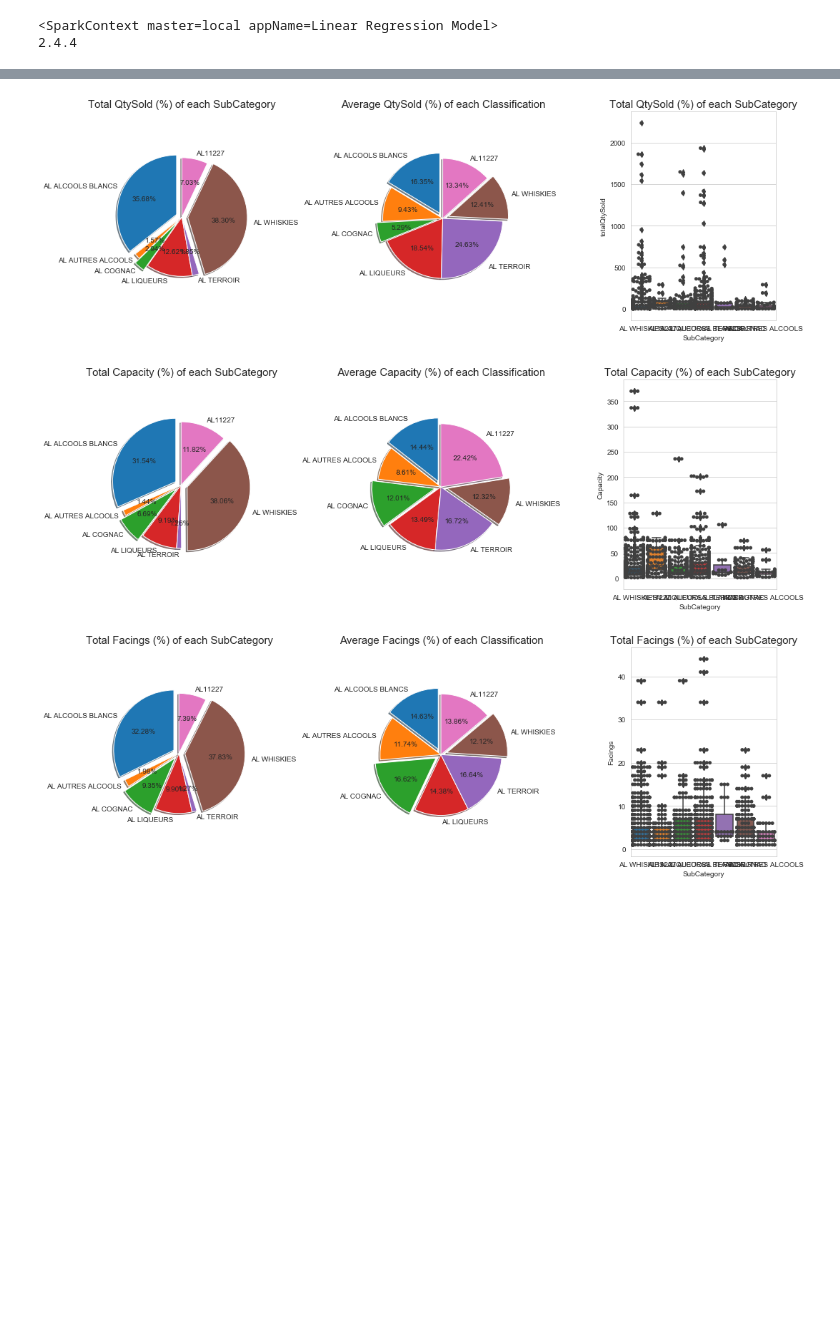
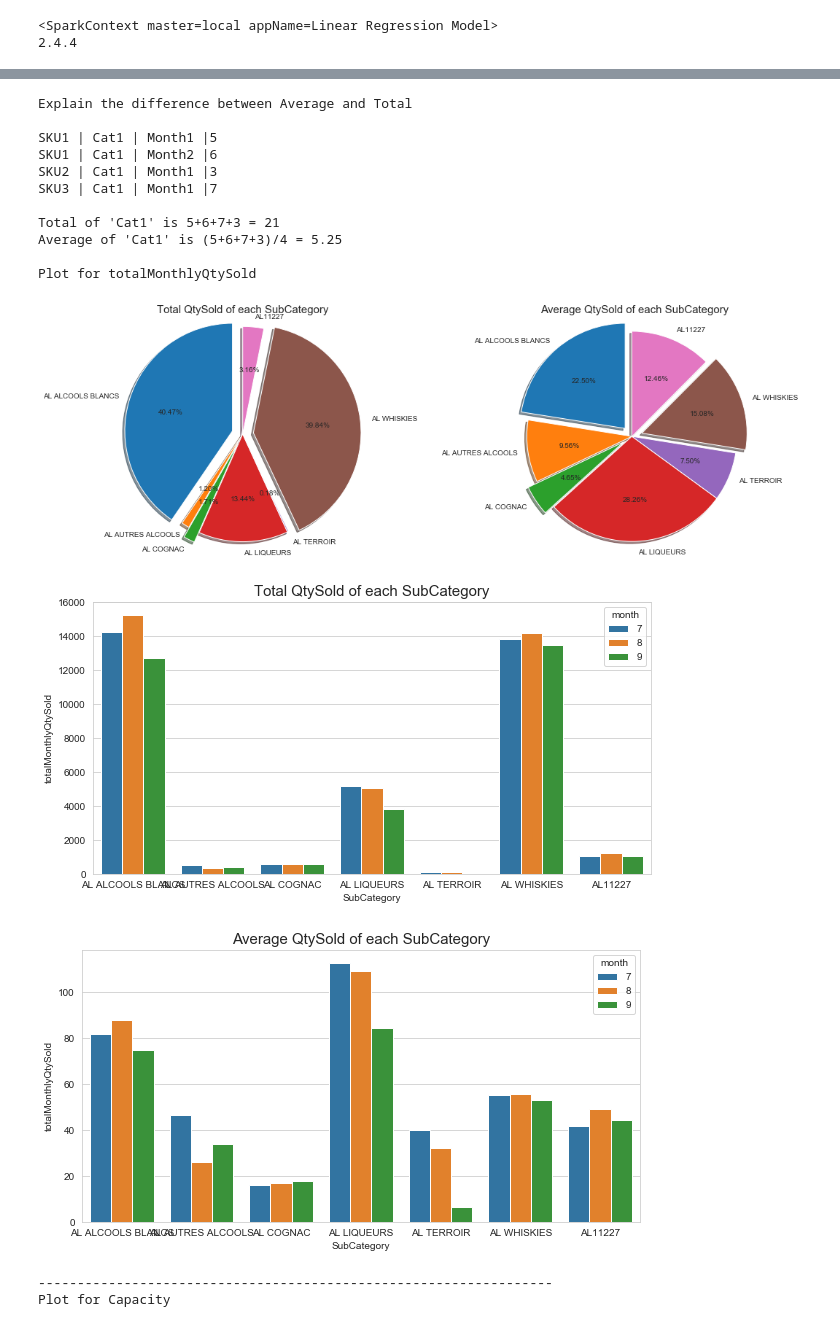
Before and after one commit to YiranJing/Lagardere_CommercialAnalysis, a Jupyter notebook: InventoryOptimization/notebook/CheckItems_bySubCategory.ipynb, the cells around one changed output, grey strips where cells are left out. Drawn from its saved outputs; the diff is of its cells as text; code cells hidden in the pictures; blank space fills up the shorter version.

Commit message:
update plots and csv files

```diff
--- a/InventoryOptimization/notebook/CheckItems_bySubCategory.ipynb
+++ b/InventoryOptimization/notebook/CheckItems_bySubCategory.ipynb
@@ -60,15 +62,11 @@ print(sc.version)
 2.4.4
 # %%
 df = spark.read.csv("../data/CleanedData/month_merge_total.csv", header=True)
-# %%
-# clean data
-# Conver columns to `FloatType()`
-df = df.withColumn("avgNetSale", df.avgNetSale.cast('float')).withColumnRenamed("avgNetSale", "totalNetSale")
-df = df.withColumn("avgQtySold", df.avgQtySold.cast('float')).withColumnRenamed("avgQtySold", "totalQtySold")
-df = df.withColumn("avgPrice", df.avgPrice.cast('float')).withColumnRenamed("avgPrice", "Price")
-df = df.withColumn("avgSellMargin", df.avgSellMargin.cast('float')).withColumnRenamed("avgSellMargin", "SellMargin")
-df = df.withColumn("Facings", df.Facings.cast('float'))
-df = df.withColumn("Capacity", df.Capacity.cast('float'))
+# %%
+# clean data
+# Conver columns to `FloatType()`
+names = ["totalMonthlyNetSale", "totalMonthlyQtySold", "Price", "SellMargin", "Facings", "Capacity"]
+df = convertColumn(df, names, FloatType())
 # %%
 ## Summary Statistics
 # This will give a quick glimpse to data, if columns are not mentioned all the numeric columns stats are produced
@@ -99,14 +95,28 @@ plt.show()
 # %%
-pie_chart_classification("totalQtySold", pdf, 'Total QtySold (%) of each SubCategory',
-                         'Average QtySold (%) of each Classification',
+explain_average_and_total_difference()
+pie_chart_classification("totalMonthlyQtySold", pdf, 'Total QtySold of each SubCategory',
+                         'Average QtySold of each SubCategory',
                          explode = (0.1, 0, 0.1, 0, 0, 0.1,0), calss_choice='SubCategory')
-pie_chart_classification("Capacity", pdf, 'Total Capacity (%) of each SubCategory',
-                         'Average Capacity (%) of each Classification',
+pie_chart_classification("Capacity", pdf, 'Total Capacity of each SubCategory',
+                         'Average Capacity of each SubCategory',
                          explode = (0.1, 0, 0.1, 0, 0, 0.1, 0), calss_choice='SubCategory')
-pie_chart_classification("Facings", pdf, 'Total Facings (%) of each SubCategory',
-                         'Average Facings (%) of each Classification',
+pie_chart_classification("Facings", pdf, 'Total Facings of each SubCategory',
+                         'Average Facings of each SubCategory',
                          explode = (0.1, 0, 0.1, 0, 0, 0.1,0), calss_choice='SubCategory')
 # %% [output]
+Explain the difference between Average and Total
+
+SKU1 | Cat1 | Month1 |5
+SKU1 | Cat1 | Month2 |6
+SKU2 | Cat1 | Month1 |3
+SKU3 | Cat1 | Month1 |7
+
+Total of 'Cat1' is 5+6+7+3 = 21
+Average of 'Cat1' is (5+6+7+3)/4 = 5.25
+
+Plot for totalMonthlyQtySold
-[figure, old version]
+[figure, new version]
-[figure, old version]
+[figure, new version]
-[figure, old version]
+[figure, new version]
+------------------------------------------------------------------
+Plot for Capacity
```
Also changed, not shown: parts of 34 cells of this notebook, 1 other file.
